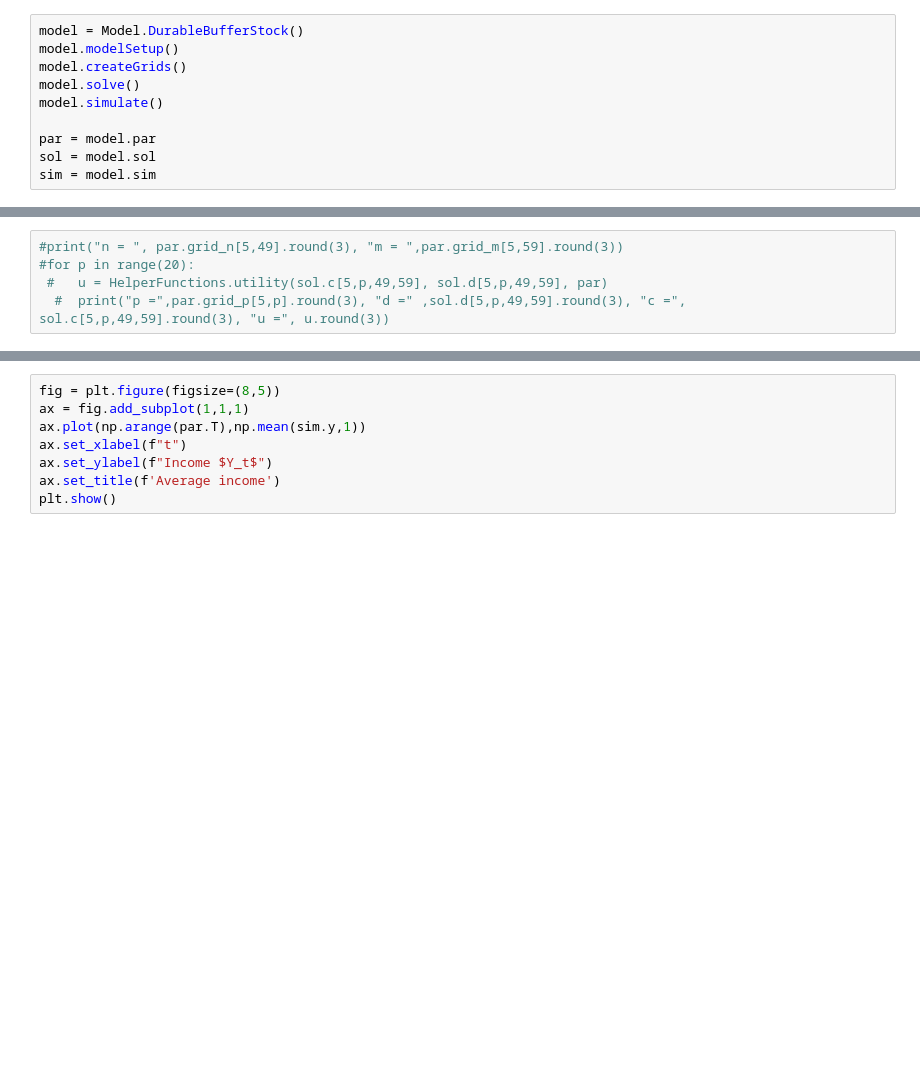
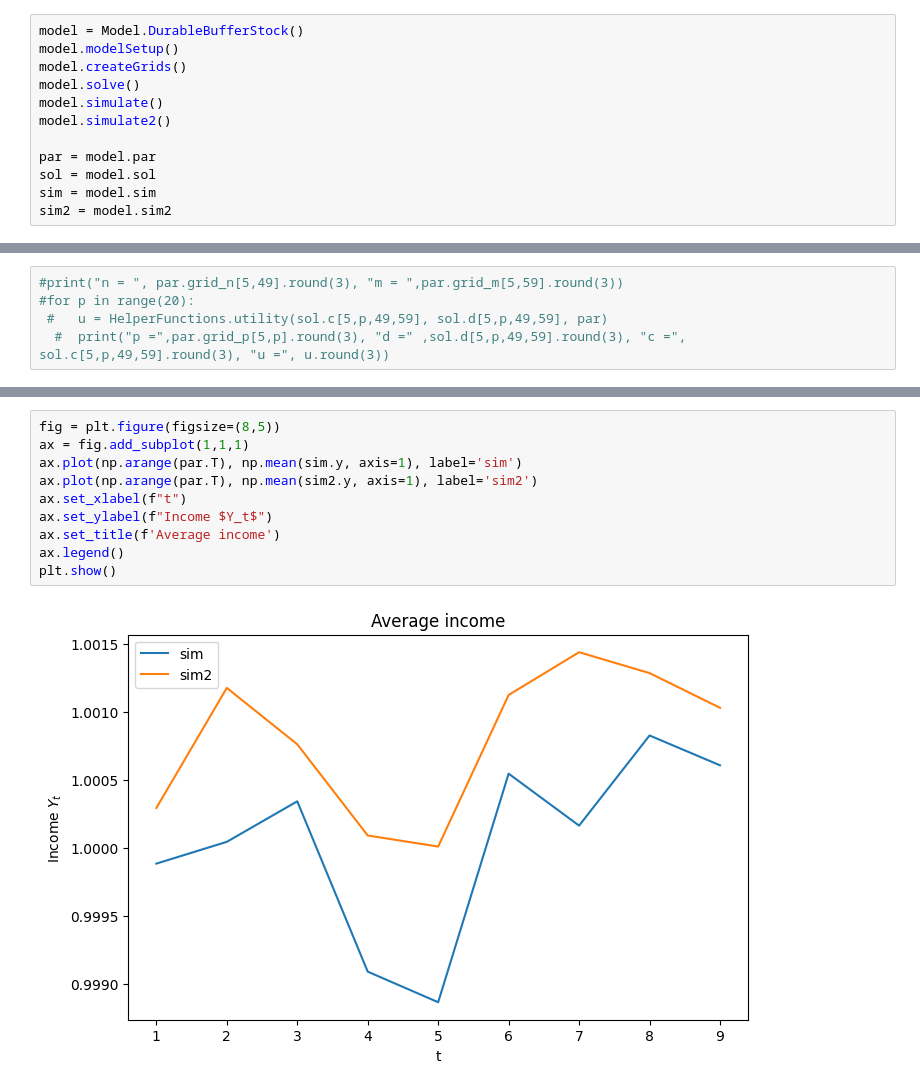
Before and after one commit to ChristofferDH/DP_CR, a Jupyter notebook: Main.ipynb, the cells around one changed output, grey strips where cells are left out. Saved outputs shown, nothing was run; the diff lists cells and outputs as text; blank space fills up the shorter version.

```diff
--- a/Main.ipynb
+++ b/Main.ipynb
@@ -12,7 +12,9 @@ model.modelSetup()
 model.createGrids()
 model.solve()
 model.simulate()
+model.simulate2()
 
 par = model.par
 sol = model.sol
 sim = model.sim
+sim2 = model.sim2
@@ -46,11 +66,15 @@ plt.show()
 # %%
 fig = plt.figure(figsize=(8,5))
 ax = fig.add_subplot(1,1,1)
-ax.plot(np.arange(par.T),np.mean(sim.y,1))
+ax.plot(np.arange(par.T), np.mean(sim.y, axis=1), label='sim')
+ax.plot(np.arange(par.T), np.mean(sim2.y, axis=1), label='sim2')
 ax.set_xlabel(f"t")
 ax.set_ylabel(f"Income $Y_t$")
 ax.set_title(f'Average income')
+ax.legend()
 plt.show()
+# %% [output]
+[figure, added]
 # %%
 fig = plt.figure(figsize=(8,5))
 ax = fig.add_subplot(1,1,1)
```
Also changed, not shown: parts of 5 cells of this notebook, 2 other files.
